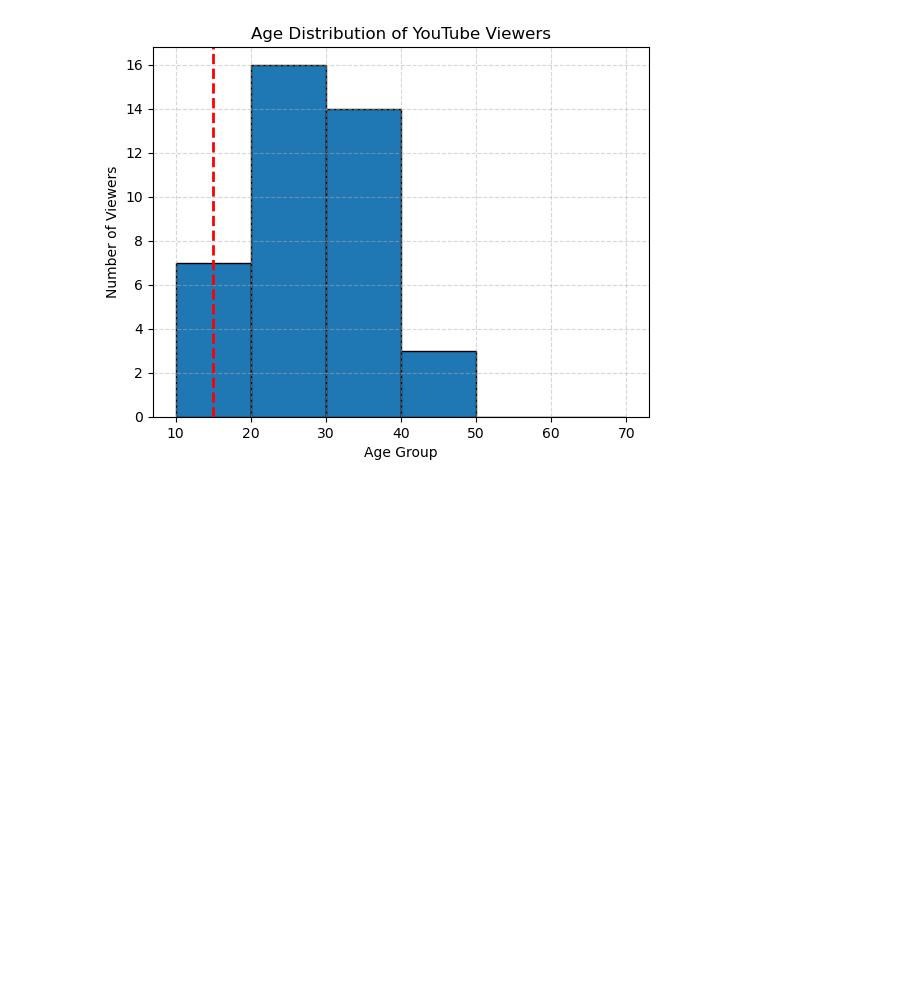
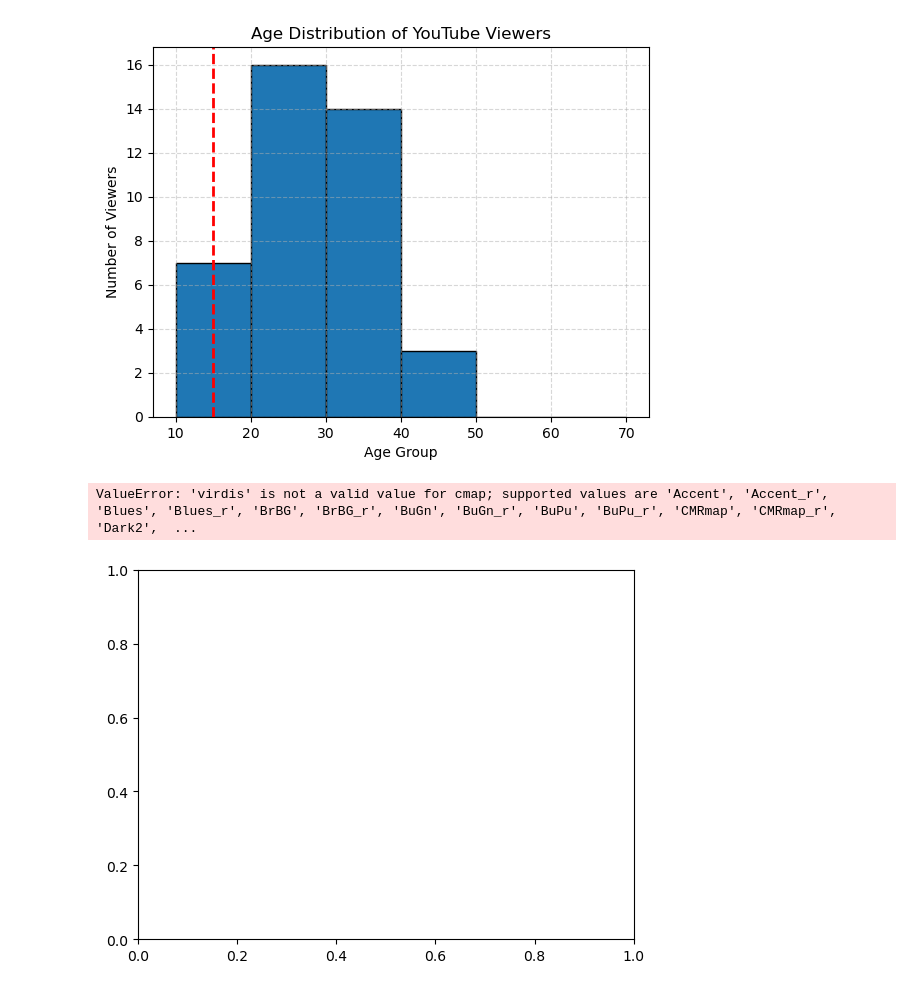
Before and after one commit to nisha-ojha/Introduction-to-Matplotlib, a Jupyter notebook: Bar_Plot.ipynb, the cells around one changed output. Drawn from its saved outputs; the diff is of its cells as text; code cells hidden in the pictures; blank space fills up the shorter version.

Commit message:
Scatter Plots

```diff
--- a/Bar_Plot.ipynb
+++ b/Bar_Plot.ipynb
@@ -227,3 +227,21 @@ plt.grid(True, linestyle='--', alpha=0.5)
 plt.show()
 # %% [output]
 [figure]
+# %%
+import matplotlib.pyplot as plt
+import numpy as np
+# Size of points based on score (bigger score -> bigger point)
+sizes = [score * 2 for score in exam_scores]
+colors = ['red' if score < 60 else 'green' for score in exam_scores]
+
+# Sample data
+study_hours = [1, 2, 3, 4, 5, 6, 7, 8, 9]
+exam_scores = [40, 45, 50, 55, 60, 65, 75, 85, 90]
+plt.scatter(study_hours, exam_scores,cmap = 'virdis', c= exam_scores)
+plt.grid(True)
+plt.xlabel('study_hours')
+plt.ylabel('exam_scores')
+plt.title("Exam Scores")
+# %% [output]
+ValueError: 'virdis' is not a valid value for cmap; supported values are 'Accent', 'Accent_r', 'Blues', 'Blues_r', 'BrBG', 'BrBG_r', 'BuGn', 'BuGn_r', 'BuPu', 'BuPu_r', 'CMRmap', 'CMRmap_r', 'Dark2',  ...
+[figure, added]
```
Also changed, not shown: parts of 1 cell of this notebook.
